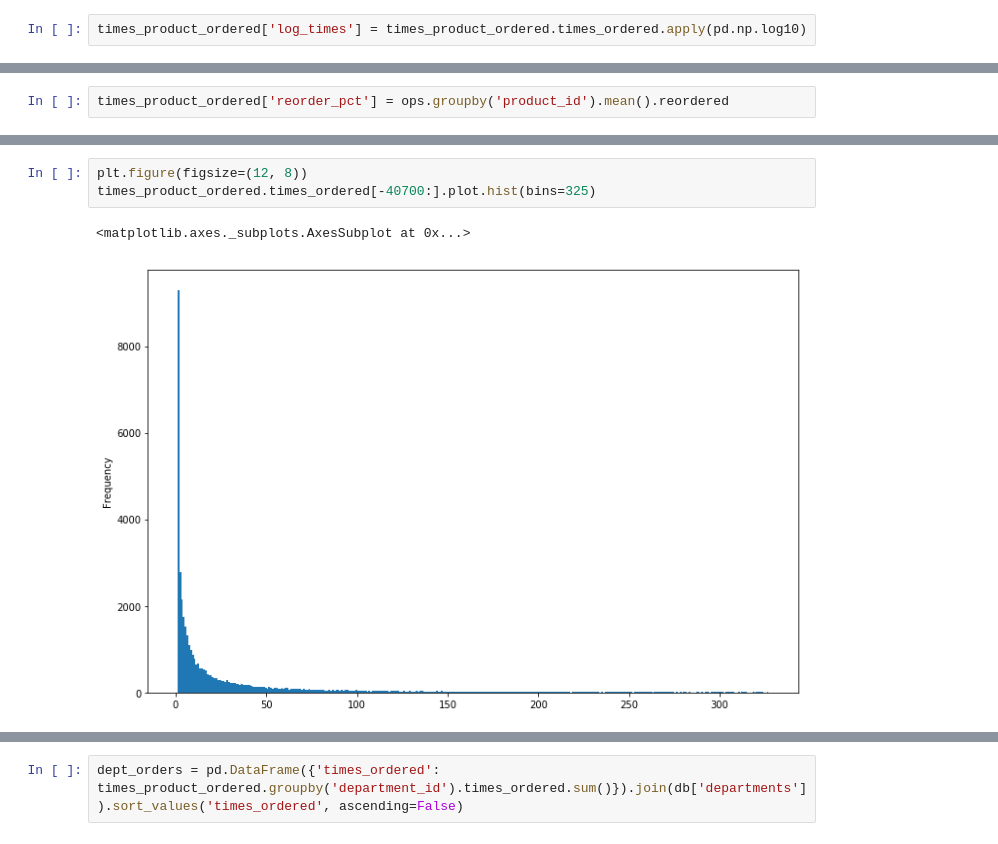
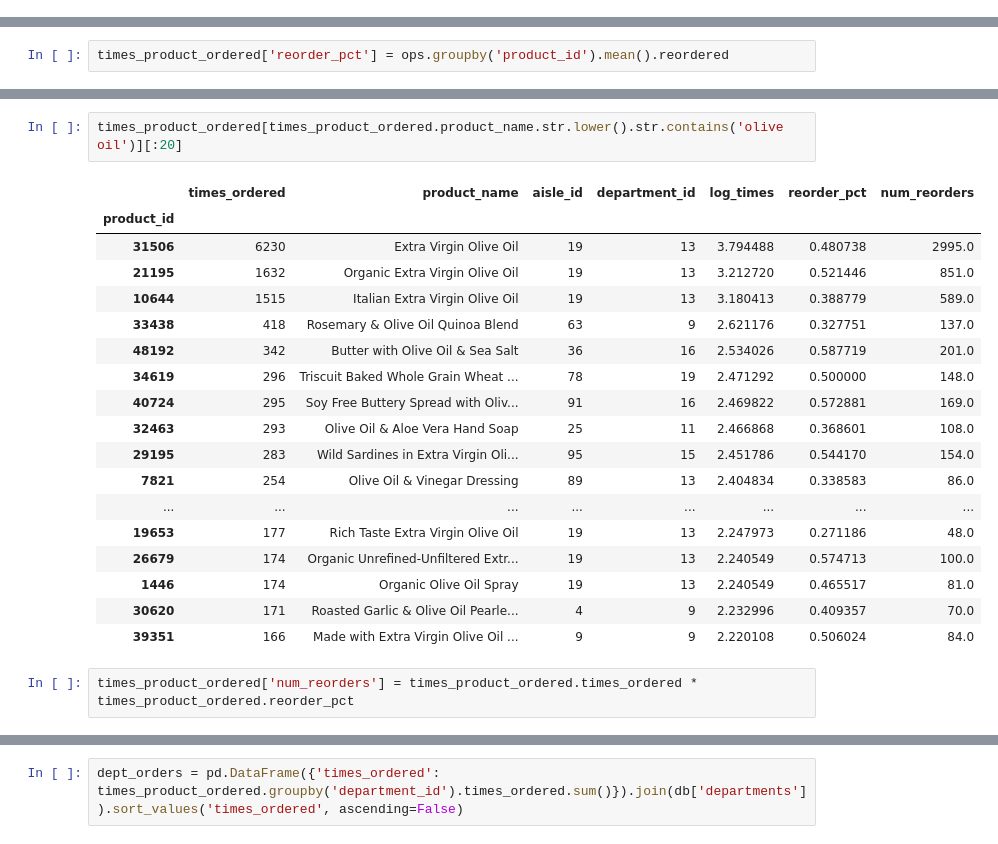
Before and after one commit to notsambeck/eda, a Jupyter notebook: instacart_EDA.ipynb, the cells around one changed output, grey strips where cells are left out. Cells and saved outputs as stored; diff of their text form.

```diff
--- a/instacart_EDA.ipynb
+++ b/instacart_EDA.ipynb
@@ -169,8 +171,6 @@ orders['order_id'] = orders.index
 user_orders = orders.groupby('user_id')['order_id'].unique()  # DF of order_id for each user
 # %%
 times_product_ordered = times_product_ordered.join(db['products']).sort_values('times_ordered', ascending=False)
-# %%
-times_product_ordered['log_times'] = times_product_ordered.times_ordered.apply(pd.np.log10)
 # %%
 times_product_ordered[:20]
 # %% [output]
@@ -279,6 +260,23 @@ times_product_ordered.groupby('aisle_id').sum().join(db['aisles']).sort_values('
-# %%
-plt.figure(figsize=(12, 8))
-times_product_ordered.times_ordered[-40700:].plot.hist(bins=325)
-# %% [output]
-<matplotlib.axes._subplots.AxesSubplot at 0x...>
-[figure, removed]
+# %%
+times_product_ordered[times_product_ordered.product_name.str.lower().str.contains('olive oil')][:20]
+# %% [output]
+|  | times_ordered | product_name | aisle_id | department_id | log_times | reorder_pct | num_reorders |
+| product_id |  |  |  |  |  |  |  |
+| 31506 | 6230 | Extra Virgin Olive Oil | 19 | 13 | 3.794488 | 0.480738 | 2995.0 |
+| 21195 | 1632 | Organic Extra Virgin Olive Oil | 19 | 13 | 3.212720 | 0.521446 | 851.0 |
+| 10644 | 1515 | Italian Extra Virgin Olive Oil | 19 | 13 | 3.180413 | 0.388779 | 589.0 |
+| 33438 | 418 | Rosemary & Olive Oil Quinoa Blend | 63 | 9 | 2.621176 | 0.327751 | 137.0 |
+| 48192 | 342 | Butter with Olive Oil & Sea Salt | 36 | 16 | 2.534026 | 0.587719 | 201.0 |
+| 34619 | 296 | Triscuit Baked Whole Grain Wheat ... | 78 | 19 | 2.471292 | 0.500000 | 148.0 |
+| 40724 | 295 | Soy Free Buttery Spread with Oliv... | 91 | 16 | 2.469822 | 0.572881 | 169.0 |
+| 32463 | 293 | Olive Oil & Aloe Vera Hand Soap | 25 | 11 | 2.466868 | 0.368601 | 108.0 |
+| 29195 | 283 | Wild Sardines in Extra Virgin Oli... | 95 | 15 | 2.451786 | 0.544170 | 154.0 |
+| 7821 | 254 | Olive Oil & Vinegar Dressing | 89 | 13 | 2.404834 | 0.338583 | 86.0 |
+| ... | ... | ... | ... | ... | ... | ... | ... |
+| 19653 | 177 | Rich Taste Extra Virgin Olive Oil | 19 | 13 | 2.247973 | 0.271186 | 48.0 |
+| 26679 | 174 | Organic Unrefined-Unfiltered Extr... | 19 | 13 | 2.240549 | 0.574713 | 100.0 |
+| 1446 | 174 | Organic Olive Oil Spray | 19 | 13 | 2.240549 | 0.465517 | 81.0 |
+| 30620 | 171 | Roasted Garlic & Olive Oil Pearle... | 4 | 9 | 2.232996 | 0.409357 | 70.0 |
+| 39351 | 166 | Made with Extra Virgin Olive Oil ... | 9 | 9 | 2.220108 | 0.506024 | 84.0 |
+# %%
+times_product_ordered['num_reorders'] = times_product_ordered.times_ordered * times_product_ordered.reorder_pct
```
Also changed, not shown: parts of 24 cells of this notebook.
